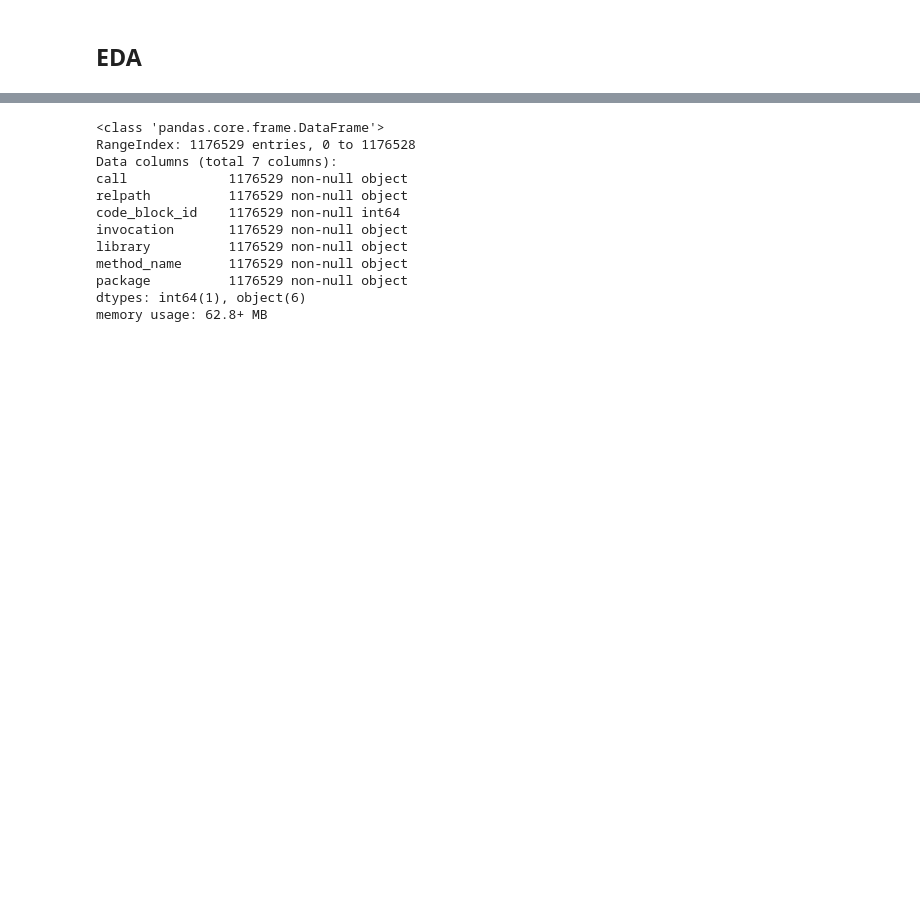
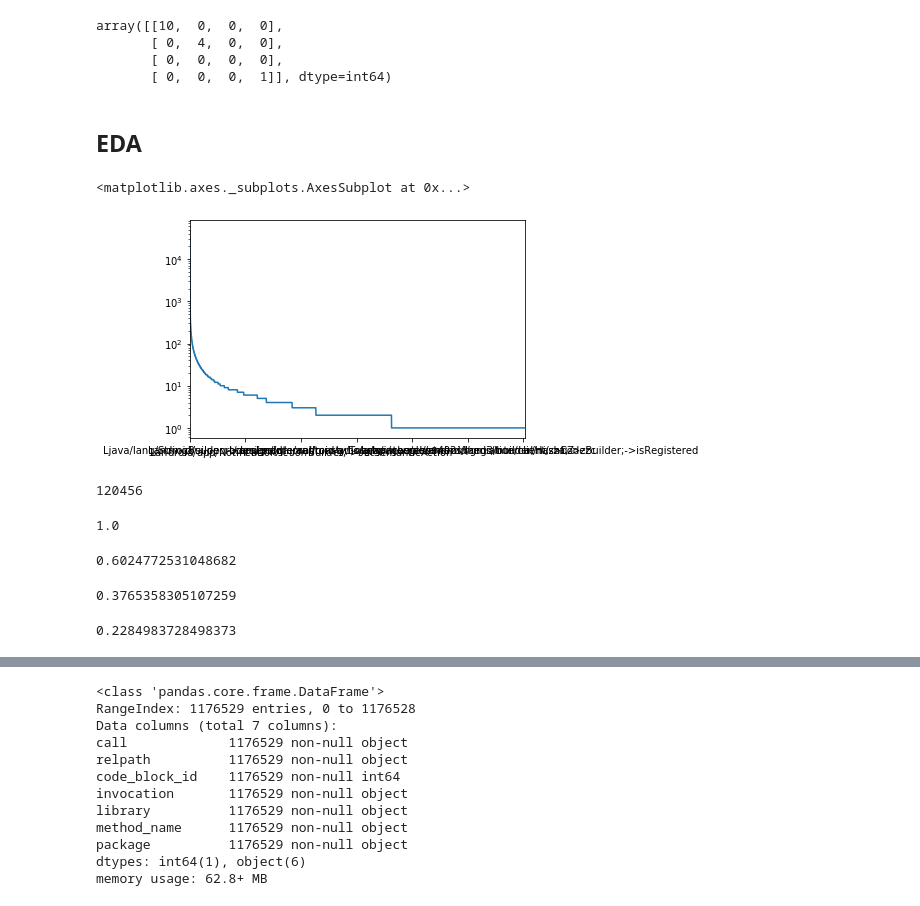
Before and after one commit to davidzyx/HinDroid, a Jupyter notebook: notebooks/feature_extraction.ipynb, the cells around one changed output, grey strips where cells are left out. Cells and saved outputs as stored; diff of their text form; code cells hidden in the pictures; blank space fills up the shorter version.

```diff
--- a/notebooks/feature_extraction.ipynb
+++ b/notebooks/feature_extraction.ipynb
@@ -50,0 +43,26 @@ APPS_DIR = '/Volumes/exf/HinDroid/data/apps'
+# %%
+def aggregate_raw(interim_classes_dirs):
+    labels = {}
+    df = pd.DataFrame()
+    for class_i, csv_ls in interim_classes_dirs.items():
+        app_dfs = []
+
+        print(f'Reading csv files for {class_i}')
+        time.sleep(1)
+        for csv in tqdm(csv_ls):
+            app_df = pd.read_csv(
+                csv, dtype={'method_name': str},
+                keep_default_na=False
+            )
+            app_package = os.path.basename(csv)[:-4]
+            labels[app_package] = class_i
+            app_df['package'] = app_package
+            app_dfs.append(app_df)
+
+        class_i_df = pd.concat(app_dfs, ignore_index=True)
+        class_i_df['class'] = class_i
+        df = df.append(class_i_df, ignore_index=True)
+
+    return df, pd.Series(labels)
+# %%
+df, labels = aggregate_raw(interim_classes_dirs)
@@ -50,0 +72,4 @@ APPS_DIR = '/Volumes/exf/HinDroid/data/apps'
+# %%
+df['api'] = df.library + '->' + df.method_name
+# %%
+df['api_id'] = df.groupby('api').ngroup()
@@ -51,2 +152,34 @@ APPS_DIR = '/Volumes/exf/HinDroid/data/apps'
+# %%
+coo.dot(coo.T).toarray()
+# %% [output]
+array([[10,  0,  0,  0],
+       [ 0,  4,  0,  0],
+       [ 0,  0,  0,  0],
+       [ 0,  0,  0,  1]], dtype=int64)
 # %% [markdown]
 ## EDA
+# %%
+df['api'].value_counts().plot(logy=True)
+# %% [output]
+<matplotlib.axes._subplots.AxesSubplot at 0x...>
+[figure, added]
+# %%
+df['api'].nunique()
+# %% [output]
+120456
+# %%
+(df['api'].value_counts() >= 1).sum() / df['api'].nunique()
+# %% [output]
+1.0
+# %%
+(df['api'].value_counts() >= 2).sum() / df['api'].nunique()
+# %% [output]
+0.6024772531048682
+# %%
+(df['api'].value_counts() >= 3).sum() / df['api'].nunique()
+# %% [output]
+0.3765358305107259
+# %%
+(df['api'].value_counts() >= 5).sum() / df['api'].nunique()
+# %% [output]
+0.2284983728498373
```
Also changed, not shown: parts of 30 cells of this notebook, 3 other files.
